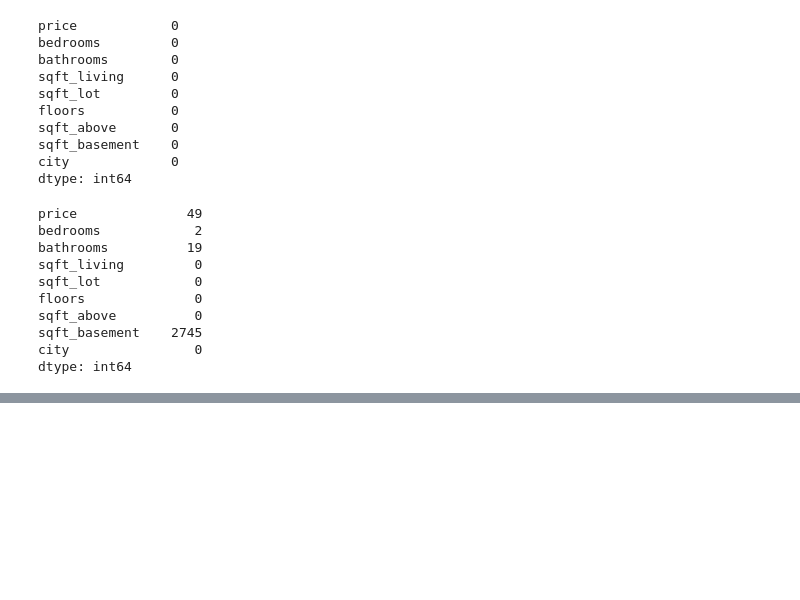
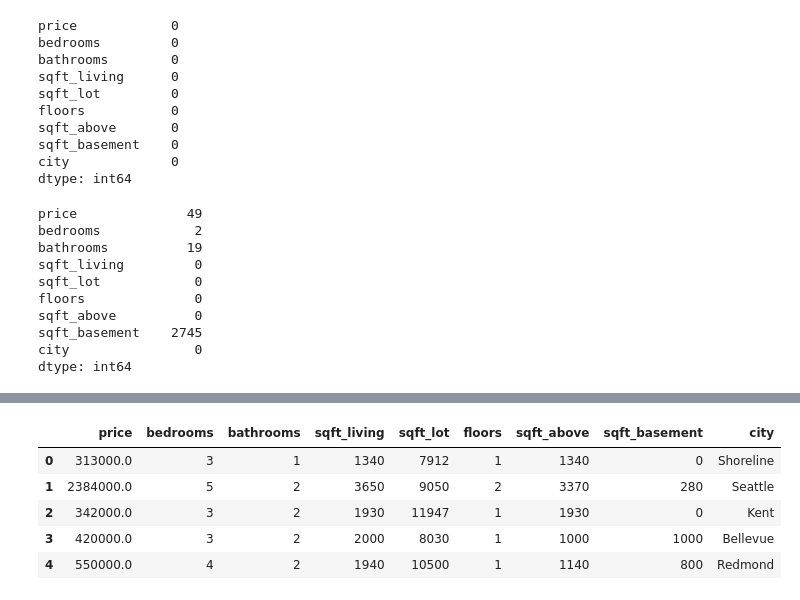
Before and after one commit to markdhareal/house-price-prediction, a Jupyter notebook: notebook/prediction-notebook.ipynb, the cells around one changed output, grey strips where cells are left out. Saved outputs shown, nothing was run; the diff lists cells and outputs as text; code cells hidden in the pictures; blank space fills up the shorter version.

```diff
--- a/notebook/prediction-notebook.ipynb
+++ b/notebook/prediction-notebook.ipynb
@@ -167,3 +167,12 @@ new_drop_dataframe.describe()
 | 50% | 4.609435e+05 | 3.000000 | 2.000000 | 1980.000000 | 7.683000e+03 | 1.000000 | 1590.000000 | 0.000000 |
 | 75% | 6.549625e+05 | 4.000000 | 2.000000 | 2620.000000 | 1.100125e+04 | 2.000000 | 2300.000000 | 610.000000 |
 | max | 2.659000e+07 | 9.000000 | 8.000000 | 13540.000000 | 1.074218e+06 | 3.000000 | 9410.000000 | 4820.000000 |
+# %%
+new_drop_dataframe.head()
+# %% [output]
+|  | price | bedrooms | bathrooms | sqft_living | sqft_lot | floors | sqft_above | sqft_basement | city |
+| 0 | 313000.0 | 3 | 1 | 1340 | 7912 | 1 | 1340 | 0 | Shoreline |
+| 1 | 2384000.0 | 5 | 2 | 3650 | 9050 | 2 | 3370 | 280 | Seattle |
+| 2 | 342000.0 | 3 | 2 | 1930 | 11947 | 1 | 1930 | 0 | Kent |
+| 3 | 420000.0 | 3 | 2 | 2000 | 8030 | 1 | 1000 | 1000 | Bellevue |
+| 4 | 550000.0 | 4 | 2 | 1940 | 10500 | 1 | 1140 | 800 | Redmond |
```
Also changed, not shown: parts of 1 cell of this notebook.
